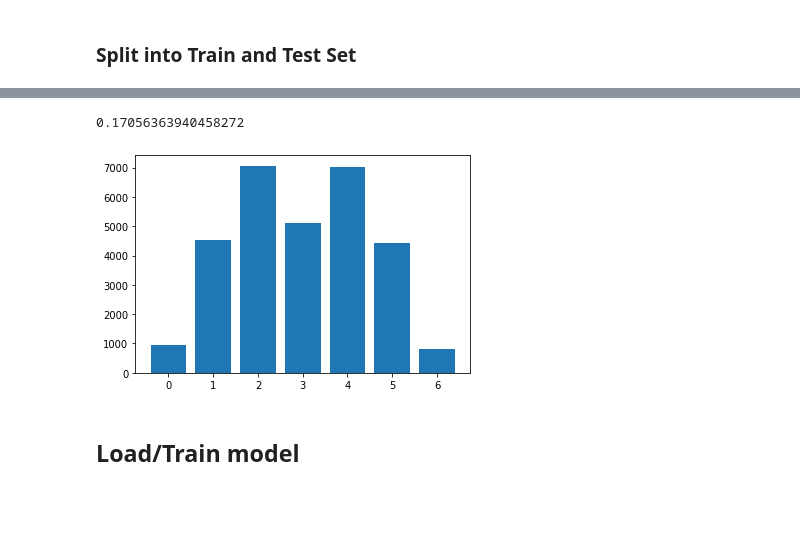
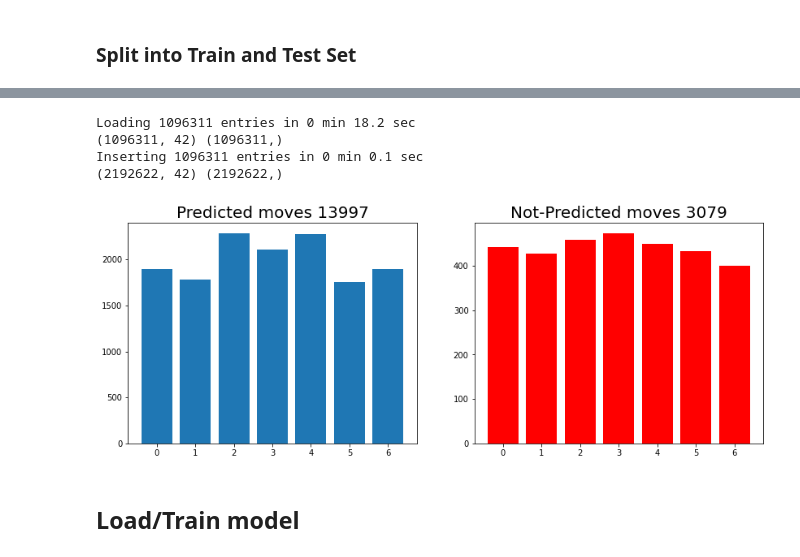
Before and after one commit to nicokestel/Connect4, a Jupyter notebook: agents/agent_mlp/mlp_training/MLP_agent_training.ipynb, the cells around one changed output, grey strips where cells are left out. Cells and saved outputs as stored; diff of their text form; code cells hidden in the pictures; blank space fills up the shorter version.

```diff
--- a/agents/agent_mlp/mlp_training/MLP_agent_training.ipynb
+++ b/agents/agent_mlp/mlp_training/MLP_agent_training.ipynb
@@ -345,10 +366,71 @@ Column distribution in whole dataset: [1246 6048 9420 6799 9342 5909 1097]
-# %%
-vals, counts = np.unique(y_train, return_counts=True)
-plt.bar(vals, counts)
-counts[3] / len(y_train)
-# %% [output]
-0.17056363940458272
-[figure, removed]
+# %%
+DATA = 'data/RA_RA_500000.mat'
+# MODEL = 'models/10_ITER_30_500.pkl'
+
+t0 = time()
+data = scipy.io.loadmat(DATA)
+X, y = data['data'], data['labels'][0, :]
+X, _, y, _ = train_test_split(X, y, train_size=0.1, stratify=y)
+td = time()
+print(f'Loading {len(y)} entries in {((td - t0) // 60):.0f} min {((td - t0) % 60):.1f} sec')
+print(X.shape, y.shape)
+
+t0 = time()
+X, y = insert_flipped_boards(X, y)
+td = time()
+print(f'Inserting {int(len(y) / 2)} entries in {((td - t0) // 60):.0f} min {((td - t0) % 60):.1f} sec')
+print(X.shape, y.shape)
+
+t0 = time()
+org_len = len(y)
+X, y = clean_data(X, y)
+td = time()
+print(f'After cleaning {(1 - (len(y) / org_len)):.3f} ({org_len - len(y)}) entries in {((td - t0) // 60):.0f} min {((td - t0) % 60):.1f} sec')
+print(X.shape, y.shape)
+
+t0 = time()
+X = onehotencoding(X)
+td = time()
+print(f'Encoding {len(y)} entries in {((td - t0) // 60):.0f} min {((td - t0) % 60):.1f} sec')
+print(X.shape, y.shape)
+
+values, counts = np.unique(y, return_counts=True)
+_ = plt.bar(values, counts)
+# %% [output]
+Loading 1096311 entries in 0 min 18.2 sec
+(1096311, 42) (1096311,)
+Inserting 1096311 entries in 0 min 0.1 sec
+(2192622, 42) (2192622,)
+# %%
+mlp = joblib.load(MODEL)
+
+def split_predicted(X: np.ndarray, y: np.ndarray, mlp: MLPClassifier) -> Tuple[np.ndarray, np.ndarray,
+                                                                               np.ndarray, np.ndarray]:
+    y_hat = mlp.predict(X)
+
+    X_pred, y_pred = X[y_hat == y], y[y_hat == y]
+    X_npred, y_npred = X[y_hat != y], y[y_hat != y]
+
+    return X_pred, X_npred, y_pred, y_npred
+
+X_pred, X_npred, y_pred, y_npred = split_predicted(X, y, mlp)
+
+X_pred.shape, X_npred.shape, y_pred.shape, y_npred.shape
+
+
+fig = plt.figure(figsize=(14, 5))
+
+plt.subplot(121)
+v_pred, c_pred = np.unique(y_pred, return_counts=True)
+plt.title(f'Predicted moves {len(y_pred)}', size=20)
+_ = plt.bar(v_pred, c_pred)
+
+plt.subplot(122)
+plt.title(f'Not-Predicted moves {len(y_npred)}', size=20)
+v_npred, c_npred = np.unique(y_npred, return_counts=True)
+_ = plt.bar(v_npred, c_npred, color='red')
+# %% [output]
+[figure, added]
 # %% [markdown]
 ## Load/Train model
 # %%
```
Also changed, not shown: parts of 9 cells of this notebook, 1 other file.
